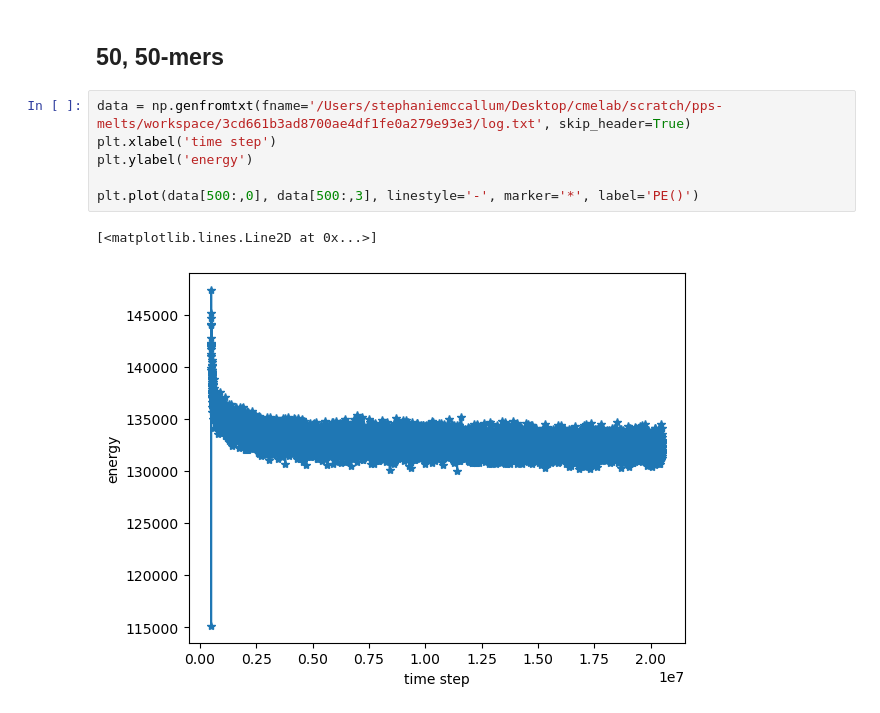
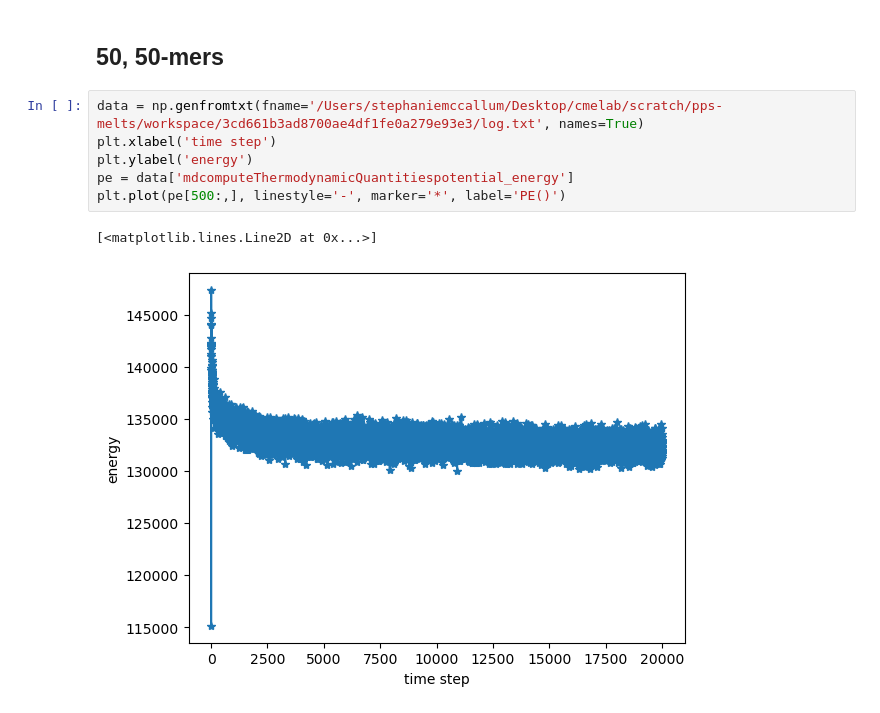
Before and after one commit to StephMcCallum/MD-workflows, a Jupyter notebook: PE Workflow.ipynb, the cells around one changed output. Cells and saved outputs as stored; diff of their text form.

```diff
--- a/PE Workflow.ipynb
+++ b/PE Workflow.ipynb
@@ -40,11 +57,11 @@ plt.plot(data[500:,0], data[500:,3], linestyle='-', marker='*', label='PE()')
 # %% [markdown]
 ## 50, 50-mers
 # %%
-data = np.genfromtxt(fname='/Users/stephaniemccallum/Desktop/cmelab/scratch/pps-melts/workspace/3cd661b3ad8700ae4df1fe0a279e93e3/log.txt', skip_header=True)
+data = np.genfromtxt(fname='/Users/stephaniemccallum/Desktop/cmelab/scratch/pps-melts/workspace/3cd661b3ad8700ae4df1fe0a279e93e3/log.txt', names=True)
 plt.xlabel('time step')
 plt.ylabel('energy')
-
-plt.plot(data[500:,0], data[500:,3], linestyle='-', marker='*', label='PE()')
+pe = data['mdcomputeThermodynamicQuantitiespotential_energy']
+plt.plot(pe[500:,], linestyle='-', marker='*', label='PE()')
 # %% [output]
 [<matplotlib.lines.Line2D at 0x...>]
-[figure, old version]
+[figure, new version]
```
Also changed, not shown: parts of 4 cells of this notebook.
